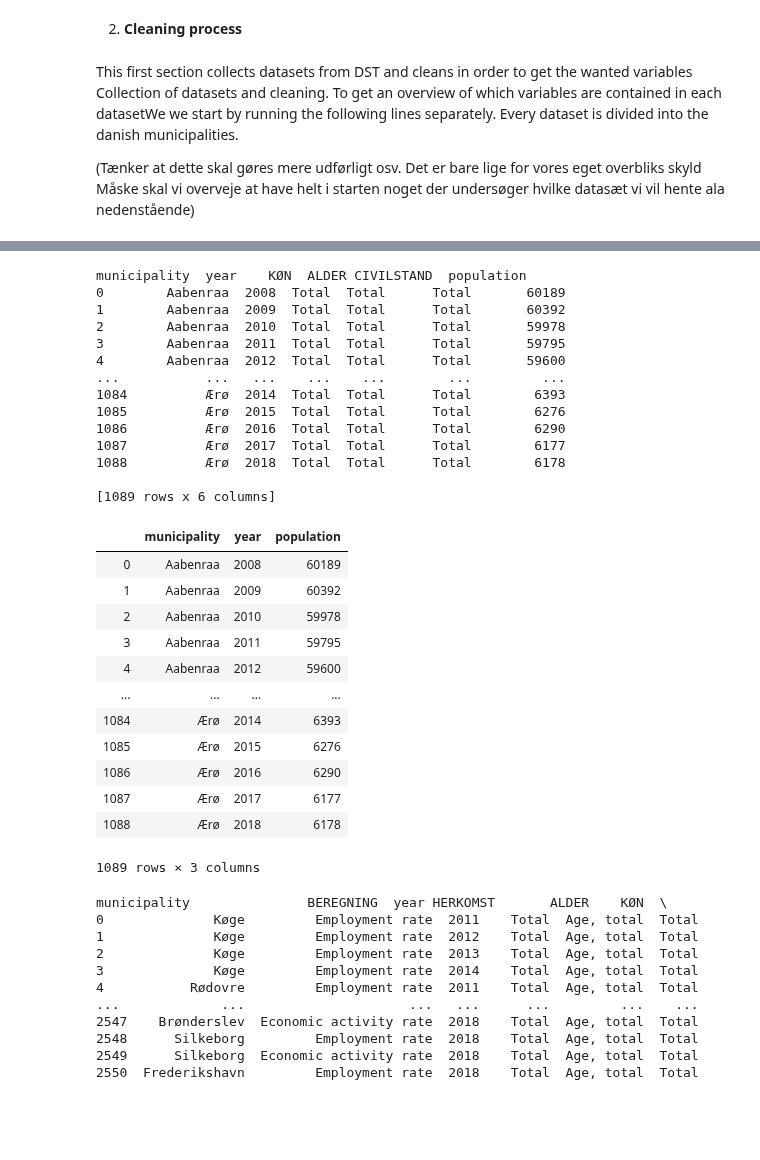
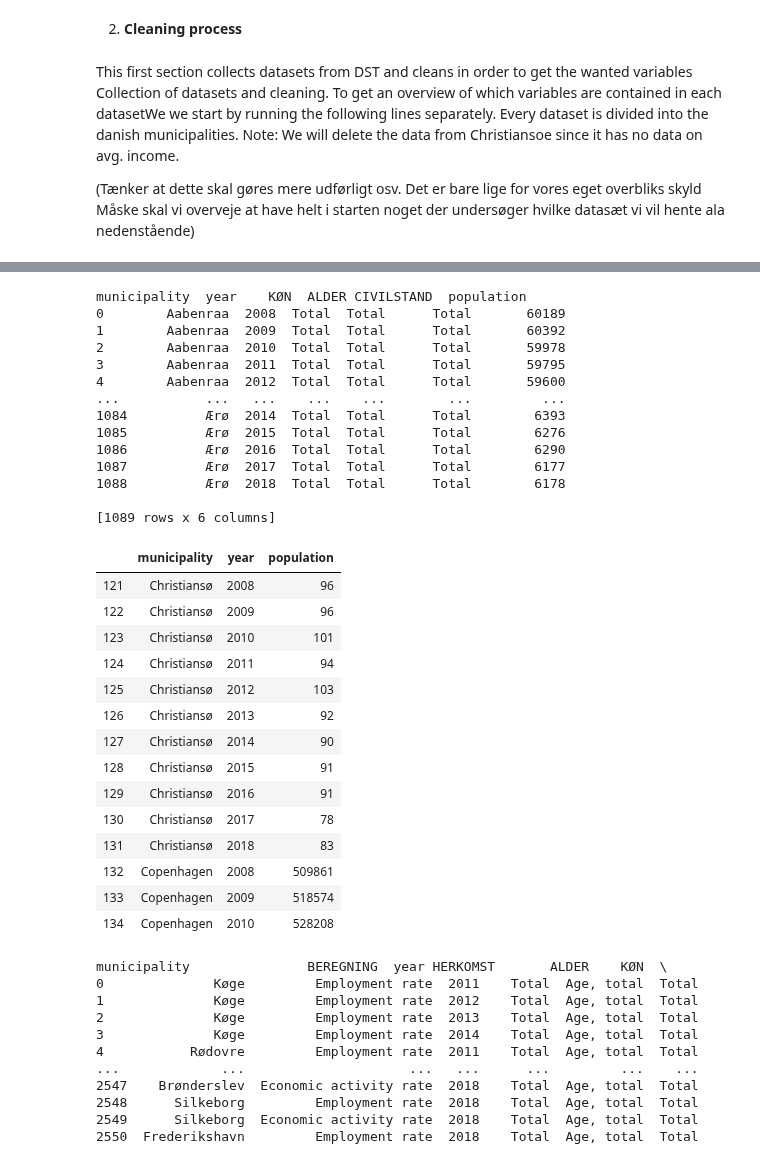
Before and after one commit to Rapyki/projects-2020-slangerne, a Jupyter notebook: dataproject/Henee.ipynb, the cells around one changed output, grey strips where cells are left out. Saved outputs shown, nothing was run; the diff lists cells and outputs as text; code cells hidden in the pictures; blank space fills up the shorter version.

```diff
--- a/dataproject/Henee.ipynb
+++ b/dataproject/Henee.ipynb
@@ -23,6 +23,7 @@ dst = pydst.Dst(lang='en')
 # %% [markdown]
 This first section collects datasets from DST and cleans in order to get the wanted variables
 Collection of datasets and cleaning. To get an overview of which variables are contained in each datasetWe we start by running the following lines separately. Every dataset is divided into the danish municipalities.
+Note: We will delete the data from Christiansoe since it has no data on avg. income.
 
 (Tænker at dette skal gøres mere udførligt osv. Det er bare lige for vores eget overbliks skyld
 Måske skal vi overveje at have helt i starten noget der undersøger hvilke datasæt vi vil hente ala nedenstående)
@@ -67,46 +68,48 @@ dst.get_variables(table_id='INDKP107')
 variables = {'OMRÅDE':['*'],'Tid':['*']} #Hvorfor kører vi denne først??? - den siger vel ikke noget?
 #Downloading and defining the dataset for the population of the danish municipalities
 pop = dst.get_data(table_id = 'FOLK1A', variables=variables)
 
 #Using the functions made in [dataproject.py] to clean and sort the dataset
 pop = B_funktioner.initial_rename(pop,'population')
 pop = B_funktioner.only_keep_municipalities_and_years(pop,0,2008,2018)
 pop = B_funktioner.sort_reset(pop)
 print(pop)
 
 # Deleting unnecessary colunms, which we are not going to use
 del pop['KØN']
 del pop['ALDER']
 del pop['CIVILSTAND']
-pop
+pop[121:135]
 # %% [output]
 municipality  year    KØN  ALDER CIVILSTAND  population
 0        Aabenraa  2008  Total  Total      Total       60189
 1        Aabenraa  2009  Total  Total      Total       60392
 2        Aabenraa  2010  Total  Total      Total       59978
 3        Aabenraa  2011  Total  Total      Total       59795
 4        Aabenraa  2012  Total  Total      Total       59600
 ...           ...   ...    ...    ...        ...         ...
 1084          Ærø  2014  Total  Total      Total        6393
 1085          Ærø  2015  Total  Total      Total        6276
 1086          Ærø  2016  Total  Total      Total        6290
 1087          Ærø  2017  Total  Total      Total        6177
 1088          Ærø  2018  Total  Total      Total        6178
 
 [1089 rows x 6 columns]
 |  | municipality | year | population |
-| 0 | Aabenraa | 2008 | 60189 |
-| 1 | Aabenraa | 2009 | 60392 |
-| 2 | Aabenraa | 2010 | 59978 |
-| 3 | Aabenraa | 2011 | 59795 |
-| 4 | Aabenraa | 2012 | 59600 |
-| ... | ... | ... | ... |
-| 1084 | Ærø | 2014 | 6393 |
-| 1085 | Ærø | 2015 | 6276 |
-| 1086 | Ærø | 2016 | 6290 |
-| 1087 | Ærø | 2017 | 6177 |
-| 1088 | Ærø | 2018 | 6178 |
+| 121 | Christiansø | 2008 | 96 |
+| 122 | Christiansø | 2009 | 96 |
+| 123 | Christiansø | 2010 | 101 |
+| 124 | Christiansø | 2011 | 94 |
+| 125 | Christiansø | 2012 | 103 |
+| 126 | Christiansø | 2013 | 92 |
+| 127 | Christiansø | 2014 | 90 |
+| 128 | Christiansø | 2015 | 91 |
+| 129 | Christiansø | 2016 | 91 |
+| 130 | Christiansø | 2017 | 78 |
+| 131 | Christiansø | 2018 | 83 |
+| 132 | Copenhagen | 2008 | 509861 |
+| 133 | Copenhagen | 2009 | 518574 |
+| 134 | Copenhagen | 2010 | 528208 |
-1089 rows × 3 columns
 # %%
 #Downloading the employment data of the danish municipalities
 
```
Also changed, not shown: parts of 9 cells of this notebook, 1 other file.
